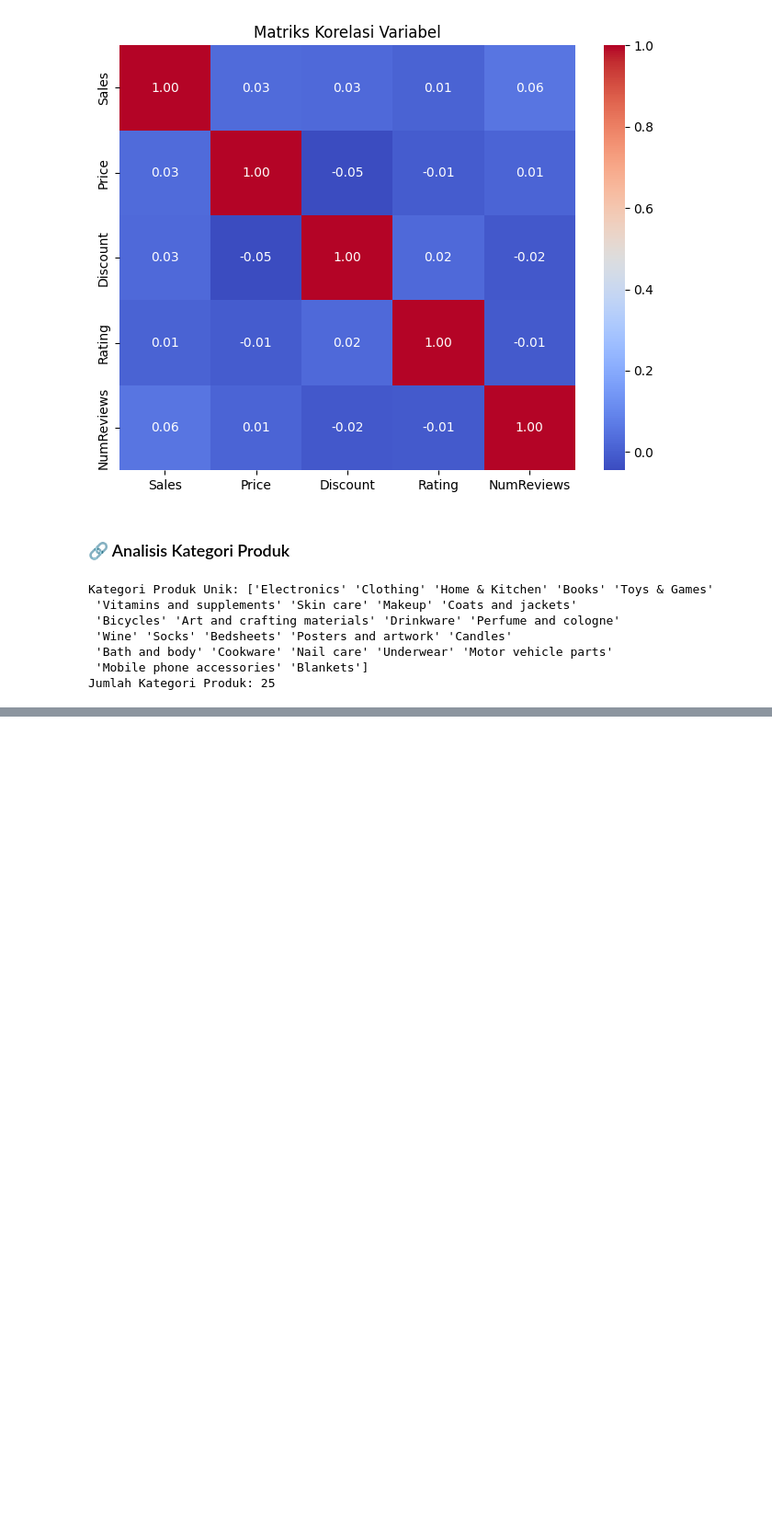
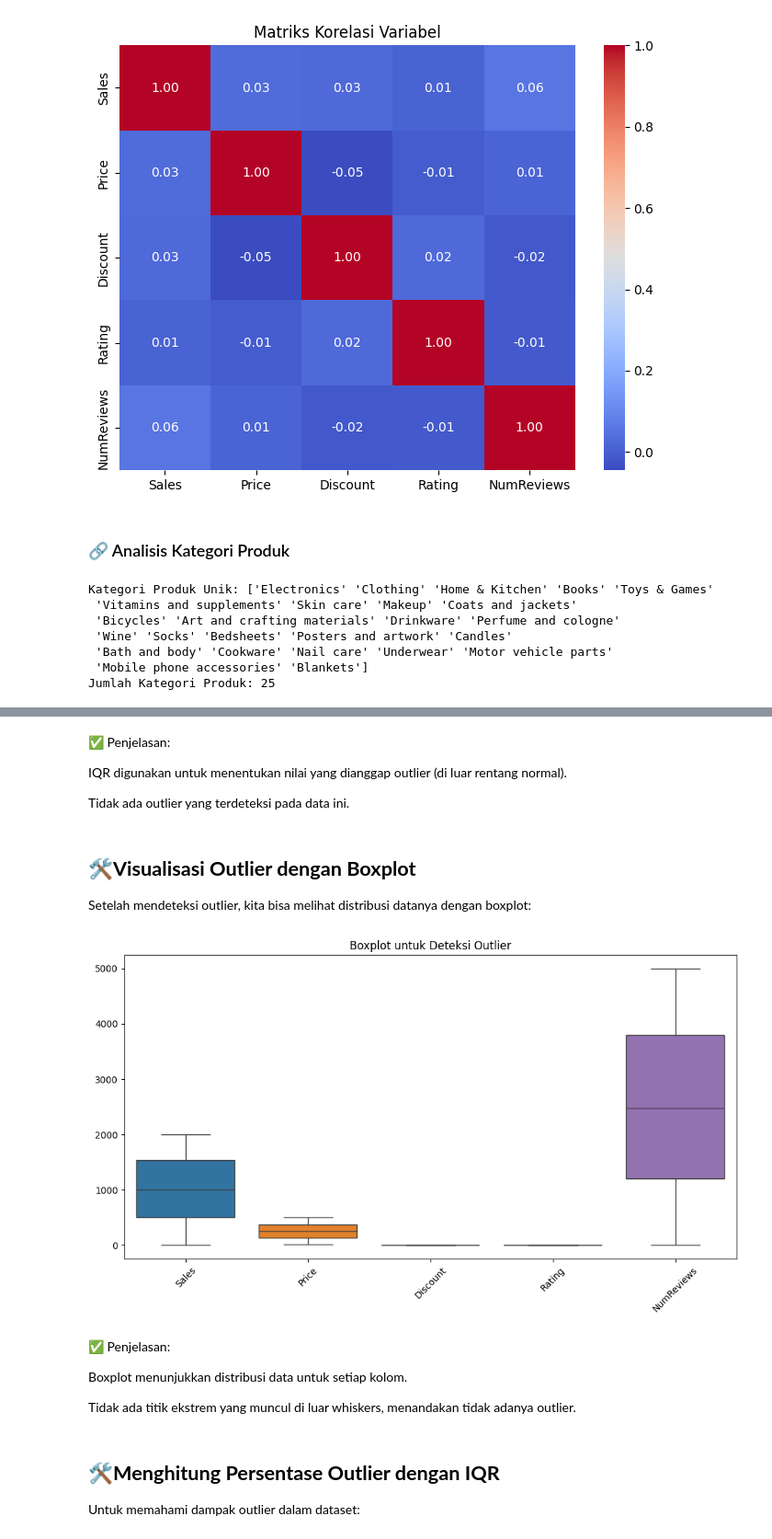
Before and after one commit to Hidayattt24/Kelompok_09_Tugas02_Linear_Regression, a Jupyter notebook: main.ipynb, the cells around one changed output, grey strips where cells are left out. Shown at 92% size. Drawn from its saved outputs; the diff is of its cells as text; code cells hidden in the pictures; blank space fills up the shorter version.

Commit message:
add: eksporasi data

```diff
--- a/main.ipynb
+++ b/main.ipynb
@@ -261,0 +267,7 @@ Jumlah Kategori Produk: 25
+# %%
+# Pilih hanya kolom yang relevan untuk analisis
+selected_columns = ["Sales", "Price", "Discount", "Rating", "NumReviews"]
+df_clean = df[selected_columns]  # Menggunakan raw_data sebagai dataset awal
+
+# Tampilkan 5 data pertama untuk verifikasi
+print(df_clean.head())
@@ -261,0 +342,26 @@ Jumlah Kategori Produk: 25
+# %% [markdown]
+✅ Penjelasan:
+
+IQR digunakan untuk menentukan nilai yang dianggap outlier (di luar rentang normal).
+
+Tidak ada outlier yang terdeteksi pada data ini.
+# %% [markdown]
+## 🛠️**Visualisasi Outlier dengan Boxplot**
+Setelah mendeteksi outlier, kita bisa melihat distribusi datanya dengan boxplot:
+# %%
+plt.figure(figsize=(12, 6))
+sns.boxplot(data=df_clean)
+plt.title("Boxplot untuk Deteksi Outlier")
+plt.xticks(rotation=45)
+plt.show()
+# %% [output]
+[figure, added]
+# %% [markdown]
+✅ Penjelasan:
+
+Boxplot menunjukkan distribusi data untuk setiap kolom.
+
+Tidak ada titik ekstrem yang muncul di luar whiskers, menandakan tidak adanya outlier.
+# %% [markdown]
+## 🛠️**Menghitung Persentase Outlier dengan IQR**
+Untuk memahami dampak outlier dalam dataset:
```
Also changed, not shown: parts of 19 cells of this notebook.
